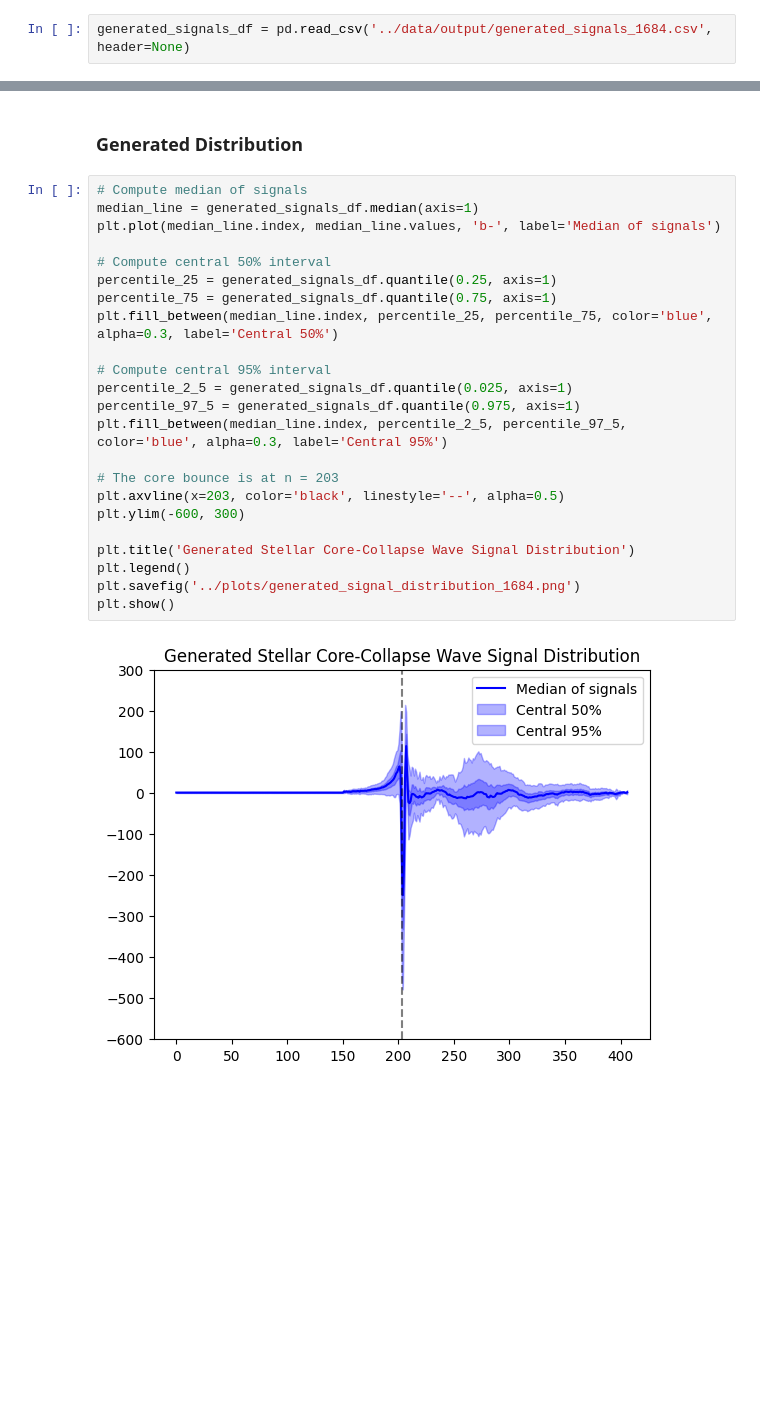
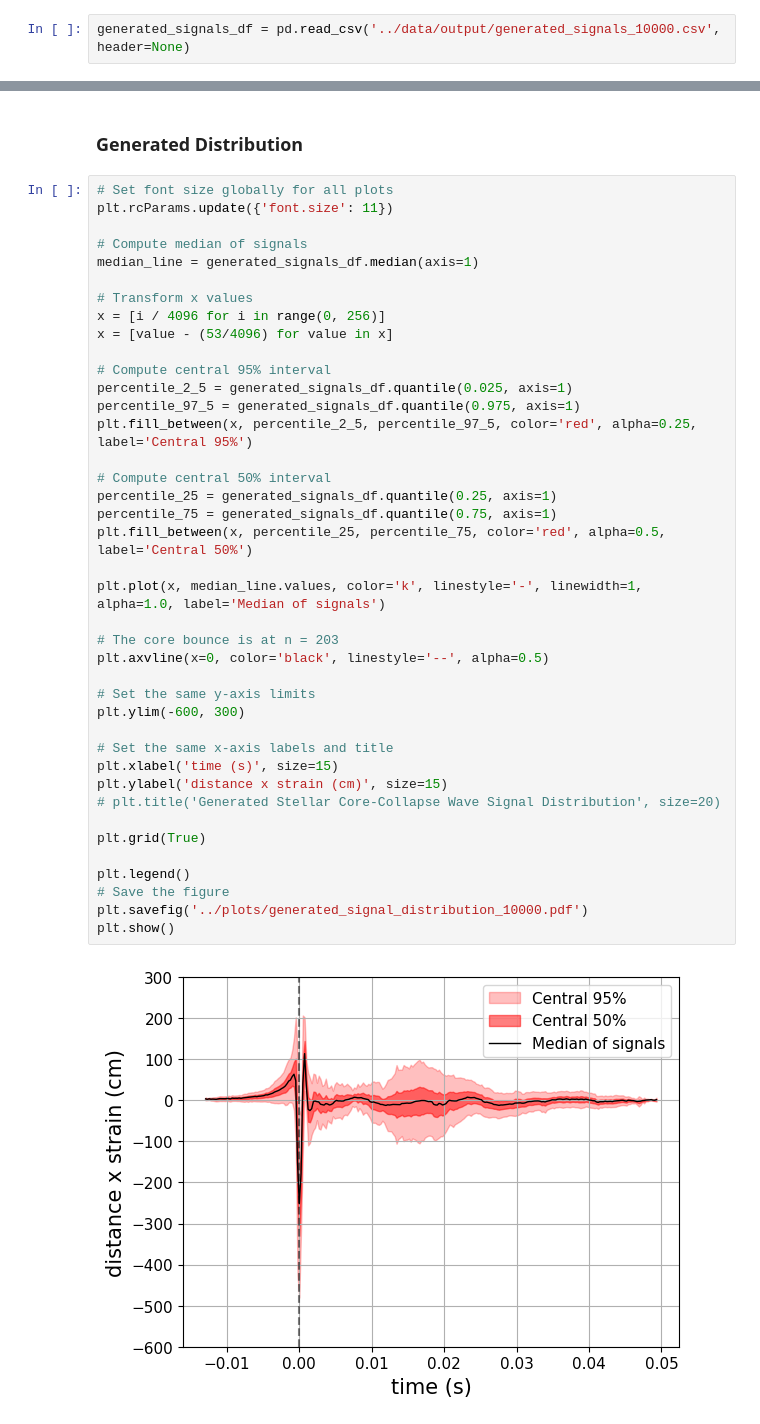
Before and after one commit to the-tarin/gw-generative-models, a Jupyter notebook: analysis/generated_signal_analysis.ipynb, the cells around one changed output, grey strips where cells are left out. Cells and saved outputs as stored; diff of their text form; blank space fills up the shorter version.

```diff
--- a/analysis/generated_signal_analysis.ipynb
+++ b/analysis/generated_signal_analysis.ipynb
@@ -27,4 +27,4 @@ np.random.seed(manualSeed)
 # %% [output]
 Random Seed:  99
 # %%
-generated_signals_df = pd.read_csv('../data/output/generated_signals_1684.csv', header=None)
+generated_signals_df = pd.read_csv('../data/output/generated_signals_10000.csv', header=None)
@@ -33,27 +31,44 @@ generated_signals_df = pd.read_csv('../data/output/generated_signals_1684.csv',
 # %% [markdown]
 ### Generated Distribution
 # %%
+# Set font size globally for all plots
+plt.rcParams.update({'font.size': 11})
+
 # Compute median of signals
 median_line = generated_signals_df.median(axis=1)
-plt.plot(median_line.index, median_line.values, 'b-', label='Median of signals')
+
+# Transform x values
+x = [i / 4096 for i in range(0, 256)]
+x = [value - (53/4096) for value in x]
+
+# Compute central 95% interval
+percentile_2_5 = generated_signals_df.quantile(0.025, axis=1)
+percentile_97_5 = generated_signals_df.quantile(0.975, axis=1)
+plt.fill_between(x, percentile_2_5, percentile_97_5, color='red', alpha=0.25, label='Central 95%')
 
 # Compute central 50% interval
 percentile_25 = generated_signals_df.quantile(0.25, axis=1)
 percentile_75 = generated_signals_df.quantile(0.75, axis=1)
-plt.fill_between(median_line.index, percentile_25, percentile_75, color='blue', alpha=0.3, label='Central 50%')
+plt.fill_between(x, percentile_25, percentile_75, color='red', alpha=0.5, label='Central 50%')
 
-# Compute central 95% interval
-percentile_2_5 = generated_signals_df.quantile(0.025, axis=1)
-percentile_97_5 = generated_signals_df.quantile(0.975, axis=1)
-plt.fill_between(median_line.index, percentile_2_5, percentile_97_5, color='blue', alpha=0.3, label='Central 95%')
+plt.plot(x, median_line.values, color='k', linestyle='-', linewidth=1, alpha=1.0, label='Median of signals')
 
 # The core bounce is at n = 203
-plt.axvline(x=203, color='black', linestyle='--', alpha=0.5)
+plt.axvline(x=0, color='black', linestyle='--', alpha=0.5)
+
+# Set the same y-axis limits
 plt.ylim(-600, 300)
 
-plt.title('Generated Stellar Core-Collapse Wave Signal Distribution')
+# Set the same x-axis labels and title
+plt.xlabel('time (s)', size=15)
+plt.ylabel('distance x strain (cm)', size=15)
+# plt.title('Generated Stellar Core-Collapse Wave Signal Distribution', size=20)
+
+plt.grid(True)
+
 plt.legend()
-plt.savefig('../plots/generated_signal_distribution_1684.png')
+# Save the figure
+plt.savefig('../plots/generated_signal_distribution_10000.pdf')
 plt.show()
 # %% [output]
-[figure, old version]
+[figure, new version]
```
Also changed, not shown: parts of 1 cell of this notebook, 2 other files.
